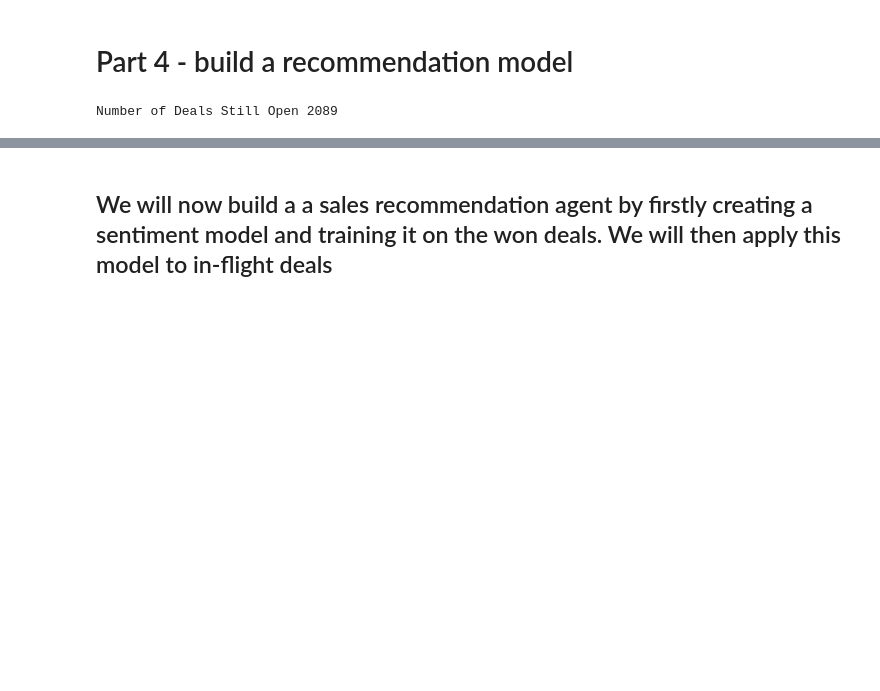
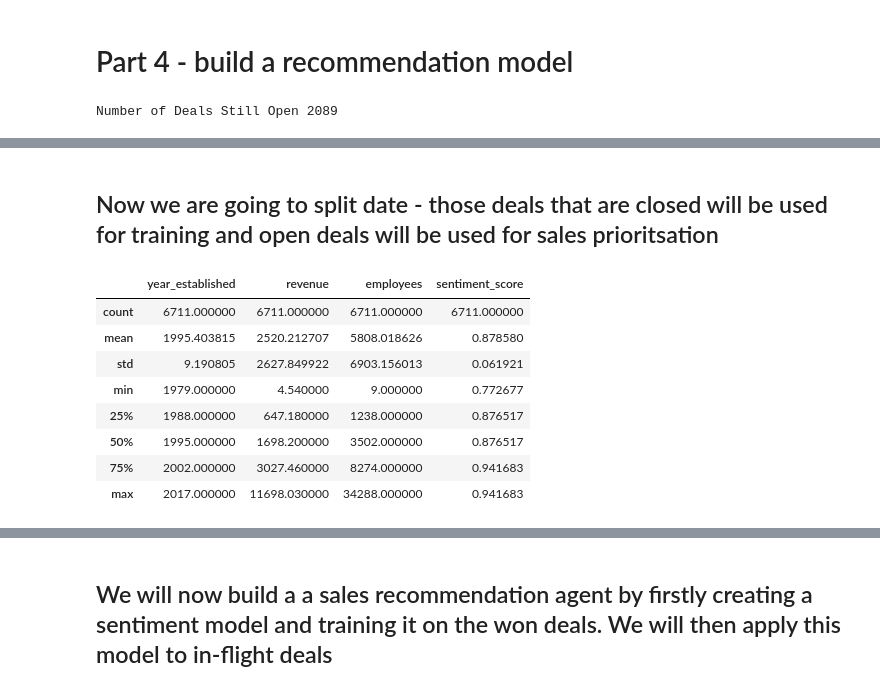
Before and after one commit to APJFX69/ic_ai_course_capstone_submission, a Jupyter notebook: Sales engagement prioritisation model.ipynb, the cells around one changed output, grey strips where cells are left out. Cells and saved outputs as stored; diff of their text form; code cells hidden in the pictures; blank space fills up the shorter version.

```diff
--- a/Sales engagement prioritisation model.ipynb
+++ b/Sales engagement prioritisation model.ipynb
@@ -339,0 +358,16 @@ Very Positive
+# %% [markdown]
+## Now we are going to split date - those deals that are closed will be used for training and open deals will be used for sales prioritsation
+# %%
+temp = df[df["deal_stage"].isin(["Won", "Lost"])]
+modelling_data = temp[['product','sector','year_established','revenue','employees','office_location','sentiment_score']]
+modelling_data.describe()
+# %% [output]
+|  | year_established | revenue | employees | sentiment_score |
+| count | 6711.000000 | 6711.000000 | 6711.000000 | 6711.000000 |
+| mean | 1995.403815 | 2520.212707 | 5808.018626 | 0.878580 |
+| std | 9.190805 | 2627.849922 | 6903.156013 | 0.061921 |
+| min | 1979.000000 | 4.540000 | 9.000000 | 0.772677 |
+| 25% | 1988.000000 | 647.180000 | 1238.000000 | 0.876517 |
+| 50% | 1995.000000 | 1698.200000 | 3502.000000 | 0.876517 |
+| 75% | 2002.000000 | 3027.460000 | 8274.000000 | 0.941683 |
+| max | 2017.000000 | 11698.030000 | 34288.000000 | 0.941683 |
```
Also changed, not shown: parts of 9 cells of this notebook.
